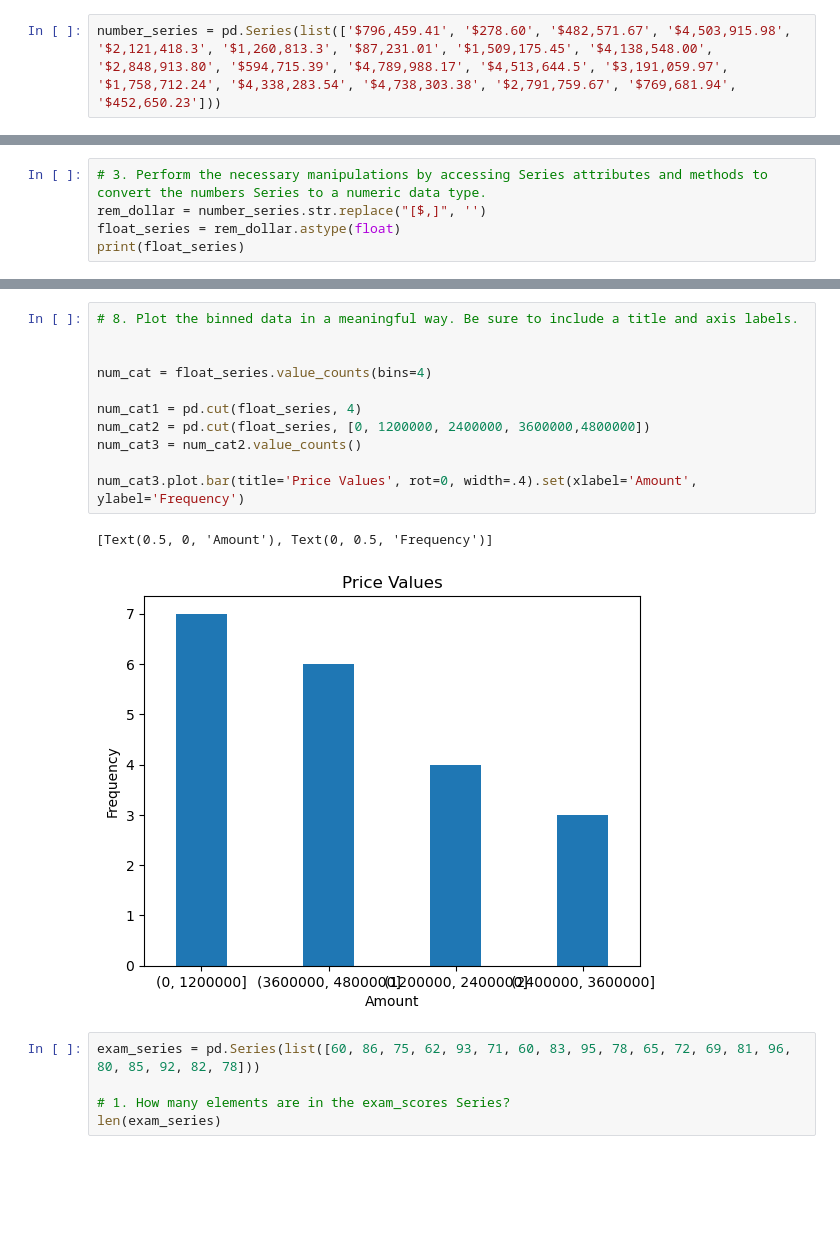
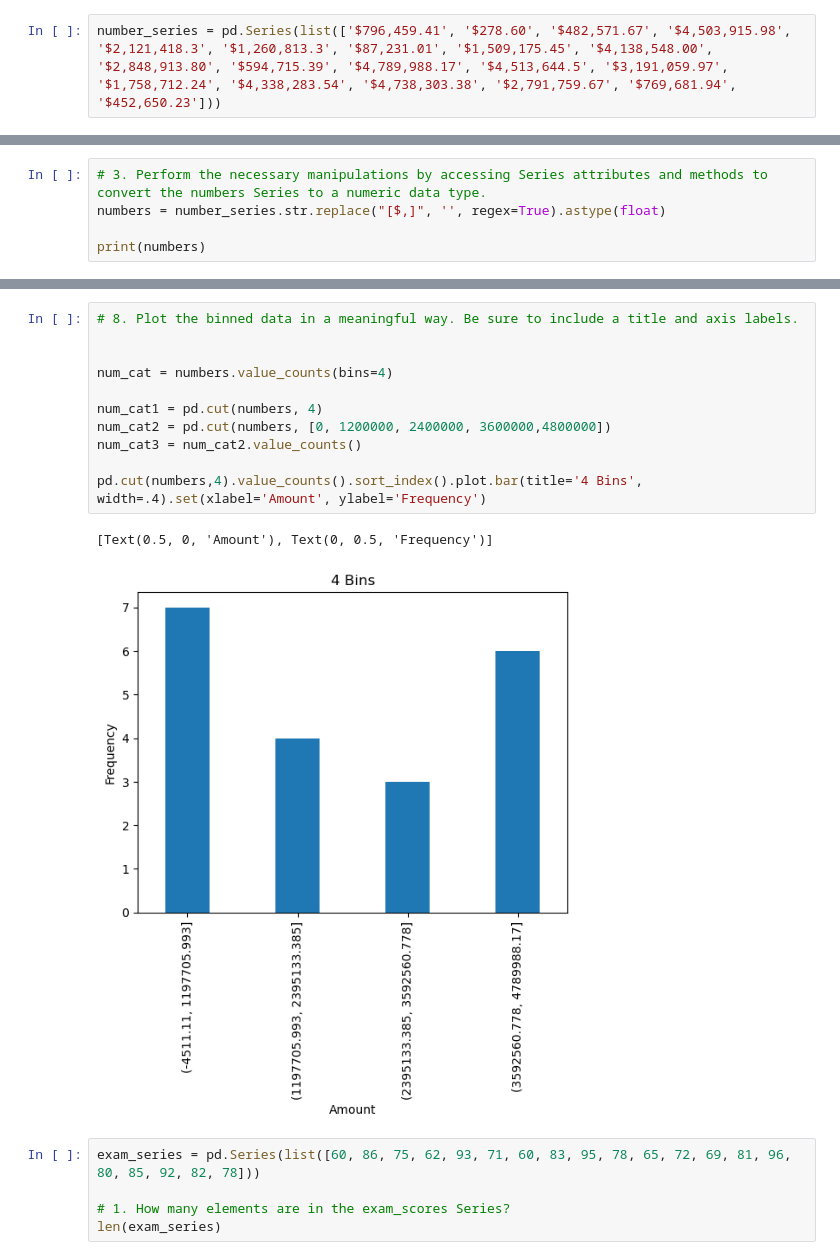
Before and after one commit to Keila-Camarillo/numpy-pandas-visualization-exercises, a Jupyter notebook: pandas_series.ipynb, the cells around one changed output, grey strips where cells are left out. Drawn from its saved outputs; the diff is of its cells as text; blank space fills up the shorter version.

```diff
--- a/pandas_series.ipynb
+++ b/pandas_series.ipynb
@@ -398,9 +391,9 @@ number_series.count()
 20
 # %%
 # 3. Perform the necessary manipulations by accessing Series attributes and methods to convert the numbers Series to a numeric data type.
-rem_dollar = number_series.str.replace("[$,]", '')
-float_series = rem_dollar.astype(float)
-print(float_series)
+numbers = number_series.str.replace("[$,]", '', regex=True).astype(float)
+
+print(numbers)
 # %% [output]
 0      796459.41
 1         278.60
@@ -449,17 +440,17 @@ dtype: int64
 # %%
 # 8. Plot the binned data in a meaningful way. Be sure to include a title and axis labels.
 
 
-num_cat = float_series.value_counts(bins=4)
+num_cat = numbers.value_counts(bins=4)
 
-num_cat1 = pd.cut(float_series, 4)
-num_cat2 = pd.cut(float_series, [0, 1200000, 2400000, 3600000,4800000])
+num_cat1 = pd.cut(numbers, 4)
+num_cat2 = pd.cut(numbers, [0, 1200000, 2400000, 3600000,4800000])
 num_cat3 = num_cat2.value_counts()
 
-num_cat3.plot.bar(title='Price Values', rot=0, width=.4).set(xlabel='Amount', ylabel='Frequency')
+pd.cut(numbers,4).value_counts().sort_index().plot.bar(title='4 Bins', width=.4).set(xlabel='Amount', ylabel='Frequency')
 # %% [output]
 [Text(0.5, 0, 'Amount'), Text(0, 0.5, 'Frequency')]
-[figure, old version]
+[figure, new version]
 # %%
 exam_series = pd.Series(list([60, 86, 75, 62, 93, 71, 60, 83, 95, 78, 65, 72, 69, 81, 96, 80, 85, 92, 82, 78]))
 
```
Also changed, not shown: parts of 18 cells of this notebook.
